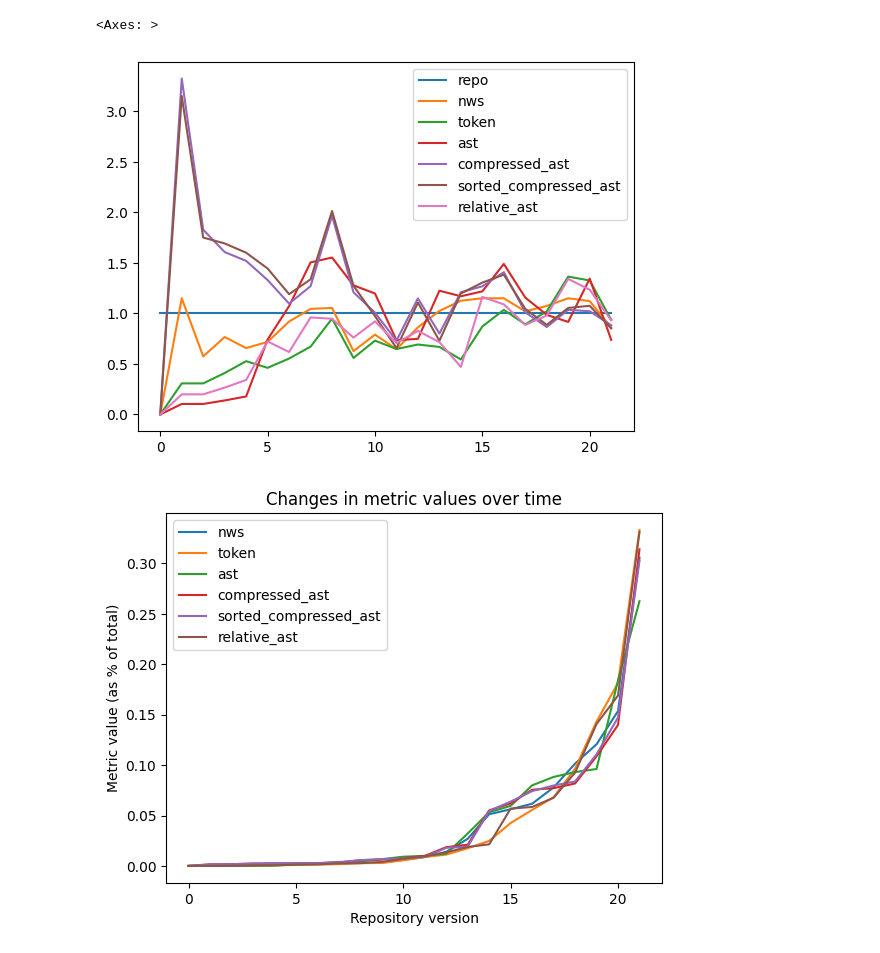
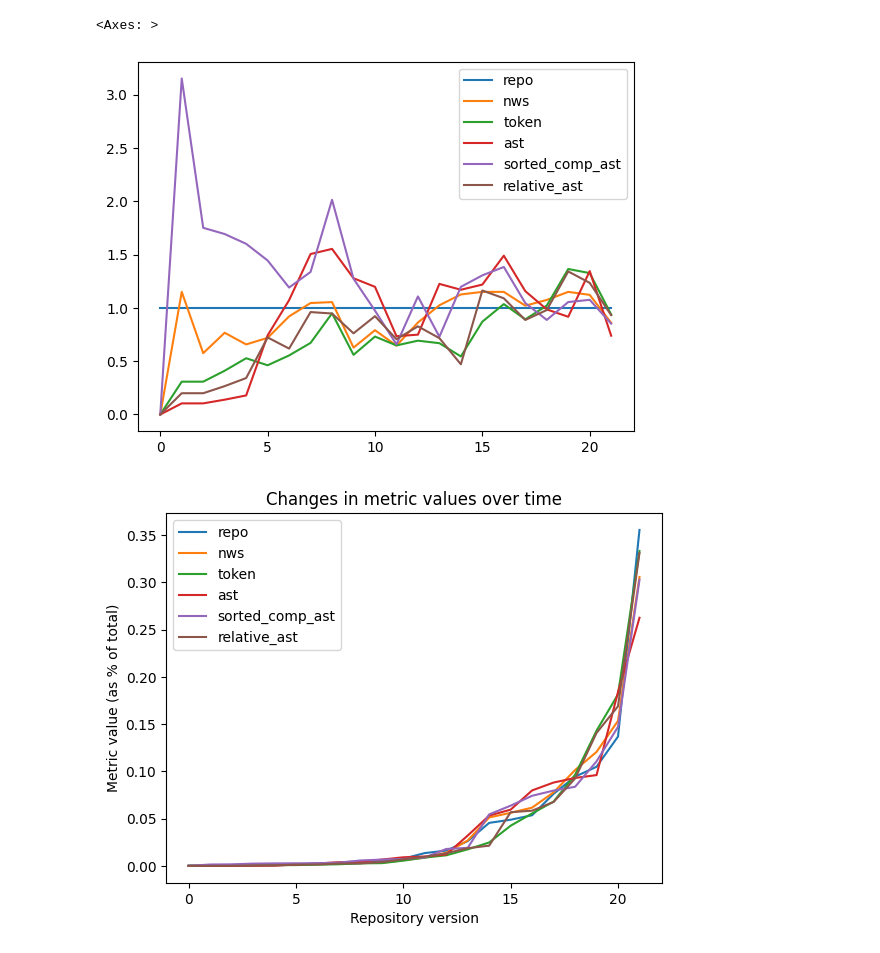
Before and after one commit to lothbrokq/formast, a Jupyter notebook: eval/evaluation_onlinebookstore.ipynb, the cells around one changed output. Cells and saved outputs as stored; diff of their text form; code cells hidden in the pictures.

Commit message:
checking where the commit goes

```diff
--- a/eval/evaluation_onlinebookstore.ipynb
+++ b/eval/evaluation_onlinebookstore.ipynb
@@ -36,11 +34,10 @@ df_java = data_java.groupby('commit_hash').sum()
 df_java_nws = data_java_nws.groupby('commit_hash').sum()
 df_token = pd.merge(data_token, mapping_to_token, left_on="commit_hash", right_on="to", validate="m:1", how="left").rename(columns = {"from": "commit_hash", "commit_hash": "commit_hash_token"}).drop(columns=["to", "commit_hash_token"]).groupby('commit_hash').sum()
 df_ast = pd.merge(data_ast, mapping_to_ast, left_on="commit_hash", right_on="to", validate="m:1", how="left").rename(columns = {"from": "commit_hash", "commit_hash": "commit_hash_ast"}).drop(columns=["to", "commit_hash_ast"]).groupby('commit_hash').sum()
-df_comp_ast = pd.merge(data_comp_ast, mapping_to_comp_ast, left_on="commit_hash", right_on="to", validate="m:1", how="left").rename(columns = {"from": "commit_hash", "commit_hash": "commit_hash_comp_ast"}).drop(columns=["to", "commit_hash_comp_ast"]).groupby('commit_hash').sum()
 df_sort_comp_ast = pd.merge(data_comp_sort_ast, mapping_to_comp_sort_ast, left_on="commit_hash", right_on="to", validate="m:1", how="left").rename(columns = {"from": "commit_hash", "commit_hash": "commit_hash_comp_ast"}).drop(columns=["to", "commit_hash_comp_ast"]).groupby('commit_hash').sum()
 df_rel_ast = pd.merge(data_rel_ast, mapping_to_rel_ast, left_on="commit_hash", right_on="to", validate="m:1", how="left").rename(columns = {"from": "commit_hash", "commit_hash": "commit_hash_rel_ast"}).drop(columns=["to", "commit_hash_rel_ast"]).groupby('commit_hash').sum()
 
-dfs = {"java" : df_java, "java_nws" : df_java_nws, "token" : df_token, "ast" : df_ast, "comp_ast" : df_comp_ast, "sort_comp_ast" : df_sort_comp_ast, "relative_ast" : df_rel_ast}
+dfs = {"java" : df_java, "java_nws" : df_java_nws, "token" : df_token, "ast" : df_ast, "sort_comp_ast" : df_sort_comp_ast, "relative_ast" : df_rel_ast}
 # %%
 def mergeall(**dfs):
     items = dfs.items()
@@ -49,7 +46,7 @@ def mergeall(**dfs):
         table = pd.merge(table, df.rename(columns = dict(changes=key)), left_index=True, right_index=True, validate="1:1", how="outer")
     return table
 
-df_merged = mergeall(nws = df_java_nws, token = df_token, ast = df_ast, compressed_ast = df_comp_ast, sorted_compressed_ast = df_sort_comp_ast, relative_ast = df_rel_ast).fillna(0, downcast="int64")
+df_merged = mergeall(nws = df_java_nws, token = df_token, ast = df_ast, sorted_comp_ast = df_sort_comp_ast, relative_ast = df_rel_ast).fillna(0, downcast="int64")
 
 df_merged.isna().sum()
 df_merged
@@ -109,17 +106,17 @@ dt = df/m
 dt.div(dt.repo, axis=0).plot()
 # %% [output]
 <Axes: >
-[figure, old version]
+[figure, new version]
 # %%
 import matplotlib.pyplot as plt
 
-(df[['nws', 'token', 'ast', 'compressed_ast', 'sorted_compressed_ast', 'relative_ast']] / df[['nws', 'token', 'ast', 'compressed_ast', 'sorted_compressed_ast', 'relative_ast']].sum()).plot(kind='line')
+(df[['repo','nws', 'token', 'ast', 'sorted_comp_ast', 'relative_ast']] / df[['repo', 'nws', 'token', 'ast', 'sorted_comp_ast', 'relative_ast']].sum()).plot(kind='line')
 plt.xlabel('Repository version')
 plt.ylabel('Metric value (as % of total)')
 plt.title('Changes in metric values over time')
 plt.show()
 # %% [output]
-[figure, old version]
+[figure, new version]
 # %%
 import matplotlib.pyplot as plt
 
```
Also changed, not shown: parts of 11 cells of this notebook, 4 other files.
